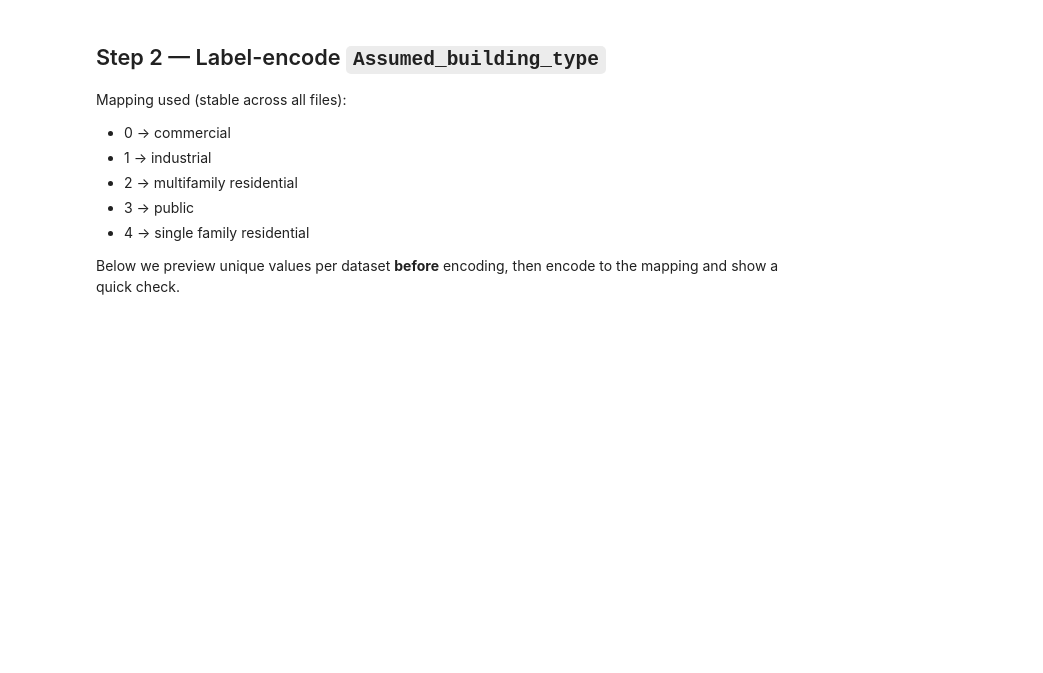
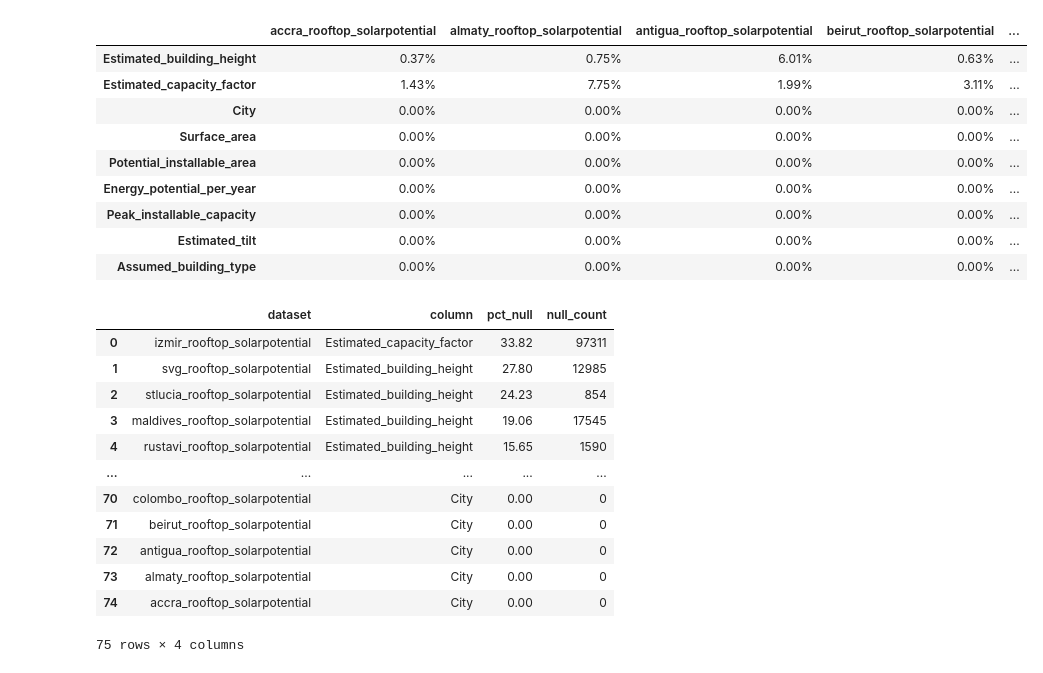
Before and after one commit to annasus-10/Energy404---Rooftop-Solar-Potential, a Jupyter notebook: data_standardization/clean_og_solar.ipynb, the cells around one changed output. Cells and saved outputs as stored; diff of their text form; code cells hidden in the pictures; blank space fills up the shorter version.

```diff
--- a/data_standardization/clean_og_solar.ipynb
+++ b/data_standardization/clean_og_solar.ipynb
@@ -15,11 +7,11 @@ import pandas as pd
 import numpy as np
 
 # Adjust if needed
-DATA_DIR = Path("data/raw")
+DATA_DIR = Path("C:/Users/User/Desktop/ML/Project/solar-potential-analysis-github-setup/original_datasets")
 FILE_GLOB = "*rooftop*solar*"
 
 # Will save here
-OUT_DIR = Path("data/interim/cleaned")
+OUT_DIR = Path("C:/Users/User/Desktop/ML/Project/solar-potential-analysis-github-setup/cleaned_datasets")
 OUT_DIR.mkdir(parents=True, exist_ok=True)
 
 # Supported file types
@@ -105,11 +130,55 @@ null_summary
-# %% [markdown]
-## Step 2 — Label-encode `Assumed_building_type`
-Mapping used (stable across all files):
-
-- 0 → commercial
-- 1 → industrial
-- 2 → multifamily residential
-- 3 → public
-- 4 → single family residential
-
-Below we preview unique values per dataset **before** encoding, then encode to the mapping and show a quick check.
+# %%
+# === New Cell: Per-dataset per-column % NULL ===
+import pandas as pd
+import numpy as np
+
+# matrix of %null: index = column, columns = dataset
+null_pct_mat = {}
+null_cnt_mat = {}
+
+for name, df in dfs.items():
+    s_pct = df[common_columns].isna().mean().rename(name) * 100.0  # % null per column
+    s_cnt = df[common_columns].isna().sum().rename(name)           # count null per column
+    null_pct_mat[name] = s_pct
+    null_cnt_mat[name] = s_cnt
+
+null_pct_df = pd.concat(null_pct_mat.values(), axis=1)
+null_cnt_df = pd.concat(null_cnt_mat.values(), axis=1)
+
+# Pretty view: % null sorted by most-missing columns overall
+display(null_pct_df.assign(_overall=null_pct_df.mean(axis=1))
+                     .sort_values("_overall", ascending=False)
+                     .drop(columns=["_overall"])
+                     .style.format("{:.2f}%").background_gradient(axis=None, cmap="Reds"))
+
+# Quick spotlight: top-3 missing columns per dataset
+spotlight_rows = []
+for name in dfs:
+    top3 = null_pct_df[name].sort_values(ascending=False).head(3)
+    for col, pct in top3.items():
+        spotlight_rows.append({"dataset": name, "column": col, "pct_null": round(pct, 2), "null_count": int(null_cnt_df.at[col, name])})
+pd.DataFrame(spotlight_rows).sort_values(["pct_null","dataset"], ascending=False).reset_index(drop=True)
+# %% [output]
+|  | accra_rooftop_solarpotential | almaty_rooftop_solarpotential | antigua_rooftop_solarpotential | beirut_rooftop_solarpotential | ... |
+| Estimated_building_height | 0.37% | 0.75% | 6.01% | 0.63% | ... |
+| Estimated_capacity_factor | 1.43% | 7.75% | 1.99% | 3.11% | ... |
+| City | 0.00% | 0.00% | 0.00% | 0.00% | ... |
+| Surface_area | 0.00% | 0.00% | 0.00% | 0.00% | ... |
+| Potential_installable_area | 0.00% | 0.00% | 0.00% | 0.00% | ... |
+| Energy_potential_per_year | 0.00% | 0.00% | 0.00% | 0.00% | ... |
+| Peak_installable_capacity | 0.00% | 0.00% | 0.00% | 0.00% | ... |
+| Estimated_tilt | 0.00% | 0.00% | 0.00% | 0.00% | ... |
+| Assumed_building_type | 0.00% | 0.00% | 0.00% | 0.00% | ... |
+|  | dataset | column | pct_null | null_count |
+| 0 | izmir_rooftop_solarpotential | Estimated_capacity_factor | 33.82 | 97311 |
+| 1 | svg_rooftop_solarpotential | Estimated_building_height | 27.80 | 12985 |
+| 2 | stlucia_rooftop_solarpotential | Estimated_building_height | 24.23 | 854 |
+| 3 | maldives_rooftop_solarpotential | Estimated_building_height | 19.06 | 17545 |
+| 4 | rustavi_rooftop_solarpotential | Estimated_building_height | 15.65 | 1590 |
+| ... | ... | ... | ... | ... |
+| 70 | colombo_rooftop_solarpotential | City | 0.00 | 0 |
+| 71 | beirut_rooftop_solarpotential | City | 0.00 | 0 |
+| 72 | antigua_rooftop_solarpotential | City | 0.00 | 0 |
+| 73 | almaty_rooftop_solarpotential | City | 0.00 | 0 |
+| 74 | accra_rooftop_solarpotential | City | 0.00 | 0 |
+75 rows × 4 columns
```
Also changed, not shown: parts of 20 cells of this notebook, 26 other files.
